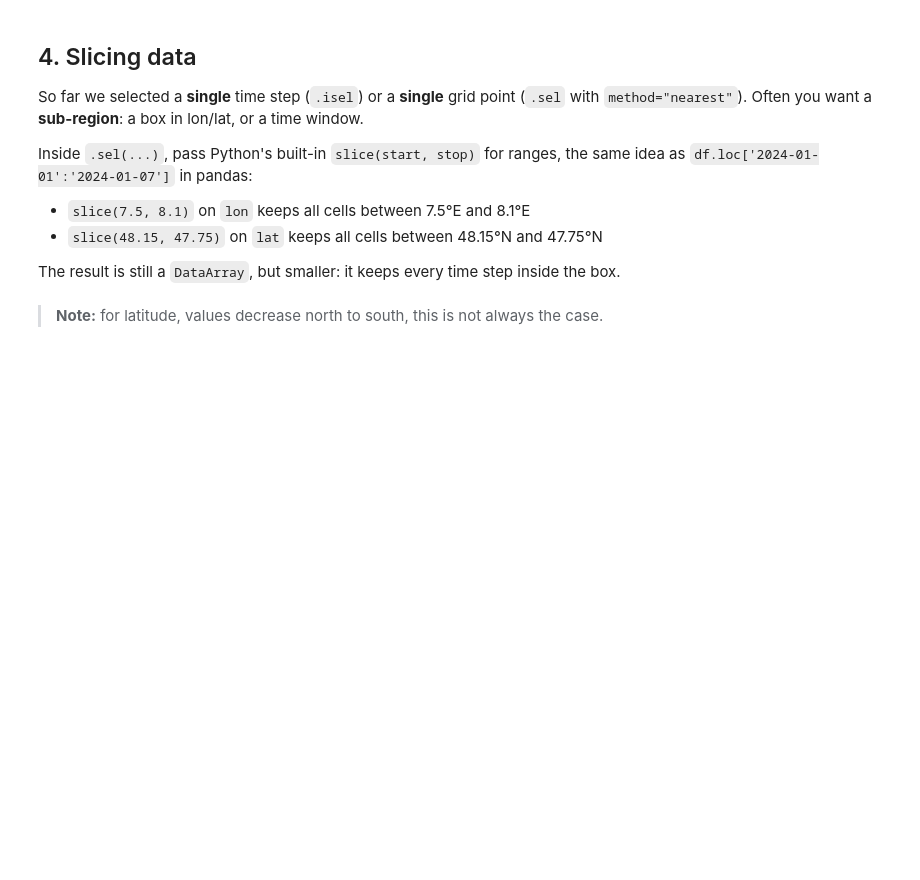
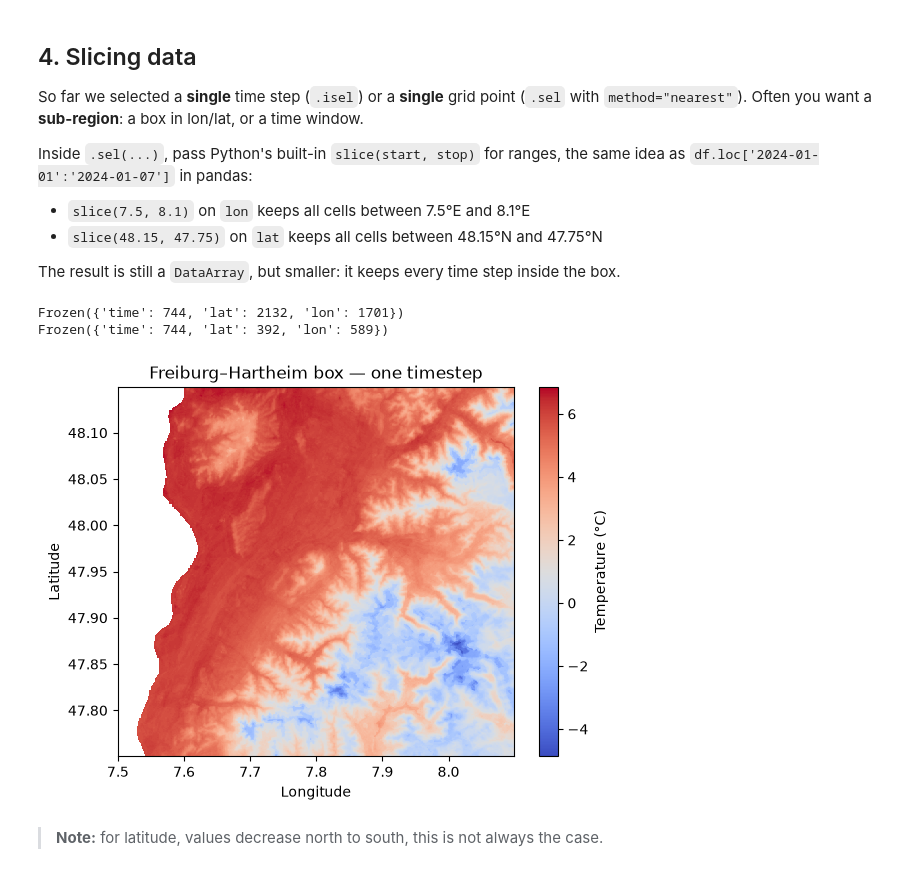
Before and after one commit to future-forests/coding-course, a Jupyter notebook: solutions/05a-geospatial-data.ipynb, the cells around one changed output. Saved outputs shown, nothing was run; the diff lists cells and outputs as text; code cells hidden in the pictures; blank space fills up the shorter version.

```diff
--- a/solutions/05a-geospatial-data.ipynb
+++ b/solutions/05a-geospatial-data.ipynb
@@ -42,7 +43,6 @@ ls ../processed_data/pred_temperature_C_2024_01_wgs84.nc
 # %% [markdown]
 `xr.open_dataset` reads the file and returns a **Dataset**: a dictionary-like container of labelled arrays (DataArrays) that share dimensions.
 # %%
-DataPath = "../processed_data/pred_temperature_C_2024_01_wgs84.nc"
-# Lazy open: do not load the full ~3 GB grid into memory at once
-TempDs = xr.open_dataset(DataPath, chunks="auto") # chunks="auto" open the files in chunks
+DataPath = '../processed_data/pred_temperature_C_2024_01_wgs84.nc'
+TempDs = xr.open_dataset(filename_or_obj=DataPath, chunks='auto')
 print(TempDs)
@@ -108,22 +126,20 @@ Inside `.sel(...)`, pass Python's built-in `slice(start, stop)` for ranges, the
 
 The result is still a `DataArray`, but smaller: it keeps every time step inside the box.
 # %%
-# Small box around Freiburg / Hartheim
 print(Temp.sizes)
-FreiburgBox = Temp.sel(
-    lon=slice(7.5, 8.1),
-    lat=slice(48.15, 47.75),  # high → low if lat decreases with index
-)
+FreiburgBox = Temp.sel(lon=slice(7.5, 8.1), lat=slice(48.15, 47.75))
 print(FreiburgBox.sizes)
-
 BoxMap = FreiburgBox.isel(time=0)
-
-plt.pcolormesh(BoxMap.lon, BoxMap.lat, BoxMap, cmap="coolwarm", shading="auto")
-plt.colorbar(label="Temperature (°C)")
-plt.title("Freiburg–Hartheim box — one timestep")
-plt.xlabel("Longitude")
-plt.ylabel("Latitude")
+plt.pcolormesh(BoxMap.lon, BoxMap.lat, BoxMap, cmap='coolwarm', shading='auto')
+plt.colorbar(label='Temperature (°C)')
+plt.title('Freiburg–Hartheim box — one timestep')
+plt.xlabel('Longitude')
+plt.ylabel('Latitude')
 plt.show()
+# %% [output]
+Frozen({'time': 744, 'lat': 2132, 'lon': 1701})
+Frozen({'time': 744, 'lat': 392, 'lon': 589})
+[figure, added]
 # %% [markdown]
 > **Note:** for latitude, values decrease north to south, this is not always the case.
 # %% [markdown]
```
Also changed, not shown: parts of 25 cells of this notebook, 9 other files.
